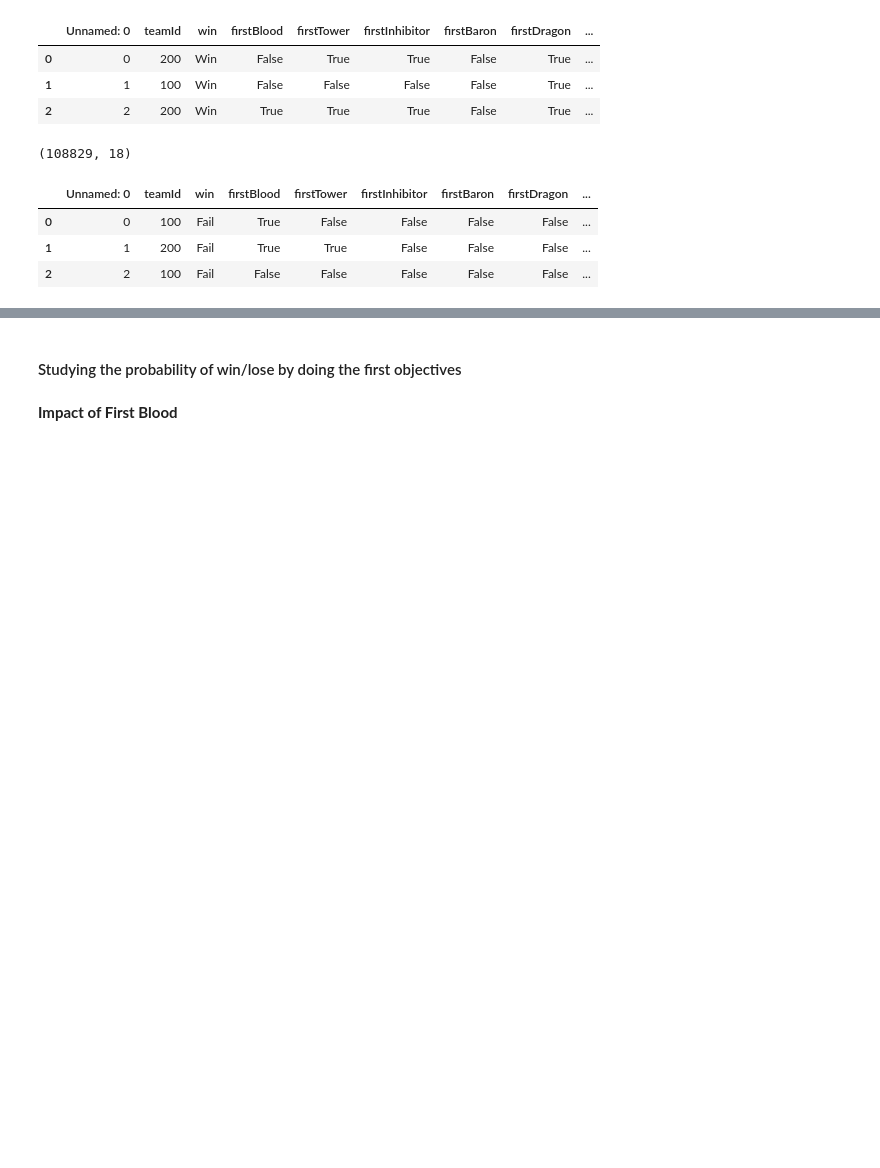
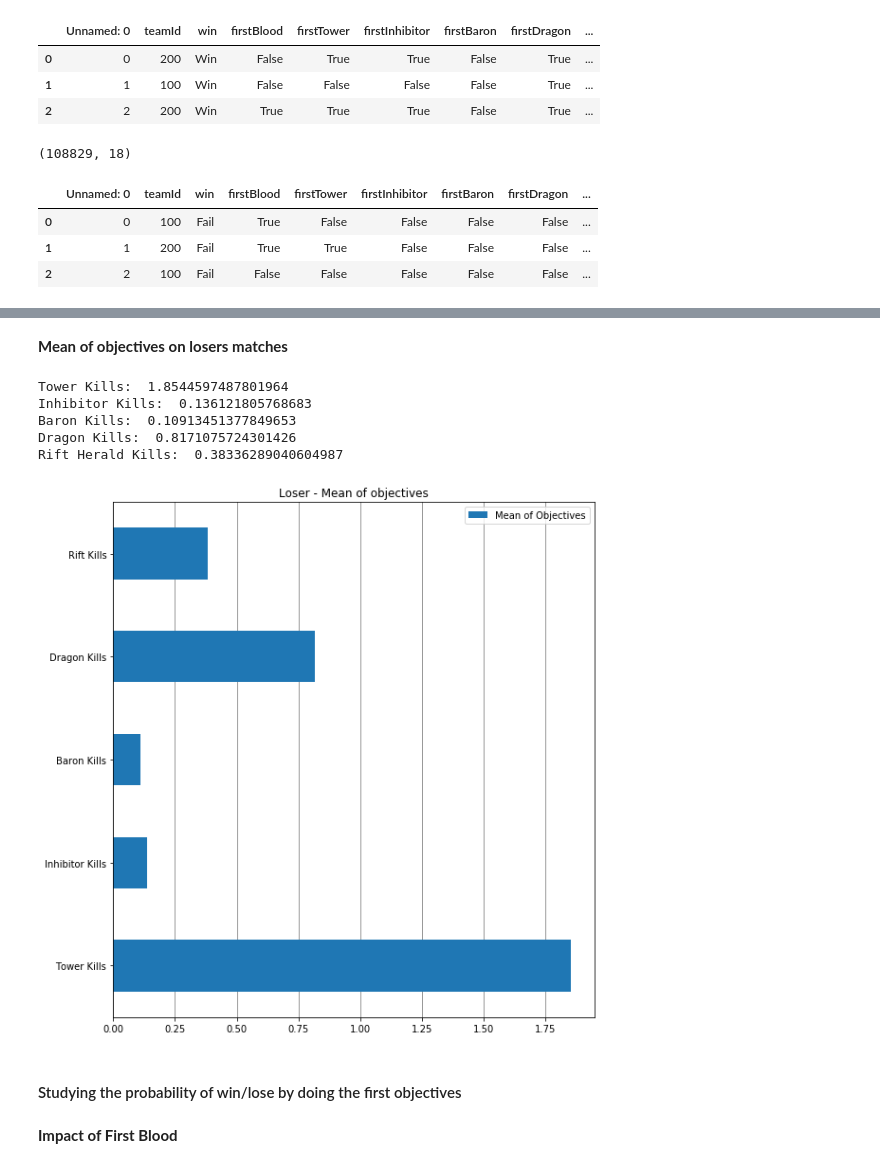
Before and after one commit to ErikSugawara/lol-ranked-kr, a Jupyter notebook: lol-ranked-kr.ipynb, the cells around one changed output, grey strips where cells are left out. Drawn from its saved outputs; the diff is of its cells as text; code cells hidden in the pictures; blank space fills up the shorter version.

```diff
--- a/lol-ranked-kr.ipynb
+++ b/lol-ranked-kr.ipynb
@@ -33,3 +71,41 @@ df_loser.head(3)
+# %% [markdown]
+__Mean of objectives on losers matches__
+# %%
+tower_kills = df_loser['towerKills'].mean()
+inhibitor_kills  = df_loser['inhibitorKills'].mean()
+baron_kills = df_loser['baronKills'].mean()
+dragon_kills = df_loser['dragonKills'].mean()
+rift_kills = df_loser['riftHeraldKills'].mean()
+
+print("Tower Kills: ", tower_kills)
+print("Inhibitor Kills: ", inhibitor_kills)
+print("Baron Kills: ", baron_kills)
+print("Dragon Kills: ", dragon_kills)
+print("Rift Herald Kills: ", rift_kills)
+
+dictionary = {'Tower Kills':tower_kills,
+              'Inhibitor Kills':inhibitor_kills,
+              'Baron Kills':baron_kills,
+              'Dragon Kills':dragon_kills,
+              'Rift Kills':rift_kills
+             }
+
+df = pd.DataFrame.from_dict(dictionary, orient='index', columns = ['Mean of Objectives'])
+# %% [output]
+Tower Kills:  1.8544597487801964
+Inhibitor Kills:  0.136121805768683
+Baron Kills:  0.10913451377849653
+Dragon Kills:  0.8171075724301426
+Rift Herald Kills:  0.38336289040604987
+# %%
+fig = plt.figure(figsize=(20,10))
+ax = fig.add_subplot(1,2,1)
+df.plot.barh(ax=ax)
+ax.grid(True, axis='x', color='gray')
+ax.set_axisbelow(True)
+ax.set_title("Loser - Mean of objectives");
+# %% [output]
+[figure, added]
 # %% [markdown]
 #### Studying the probability of win/lose by doing the first objectives
 # %%
```
Also changed, not shown: parts of 6 cells of this notebook.
